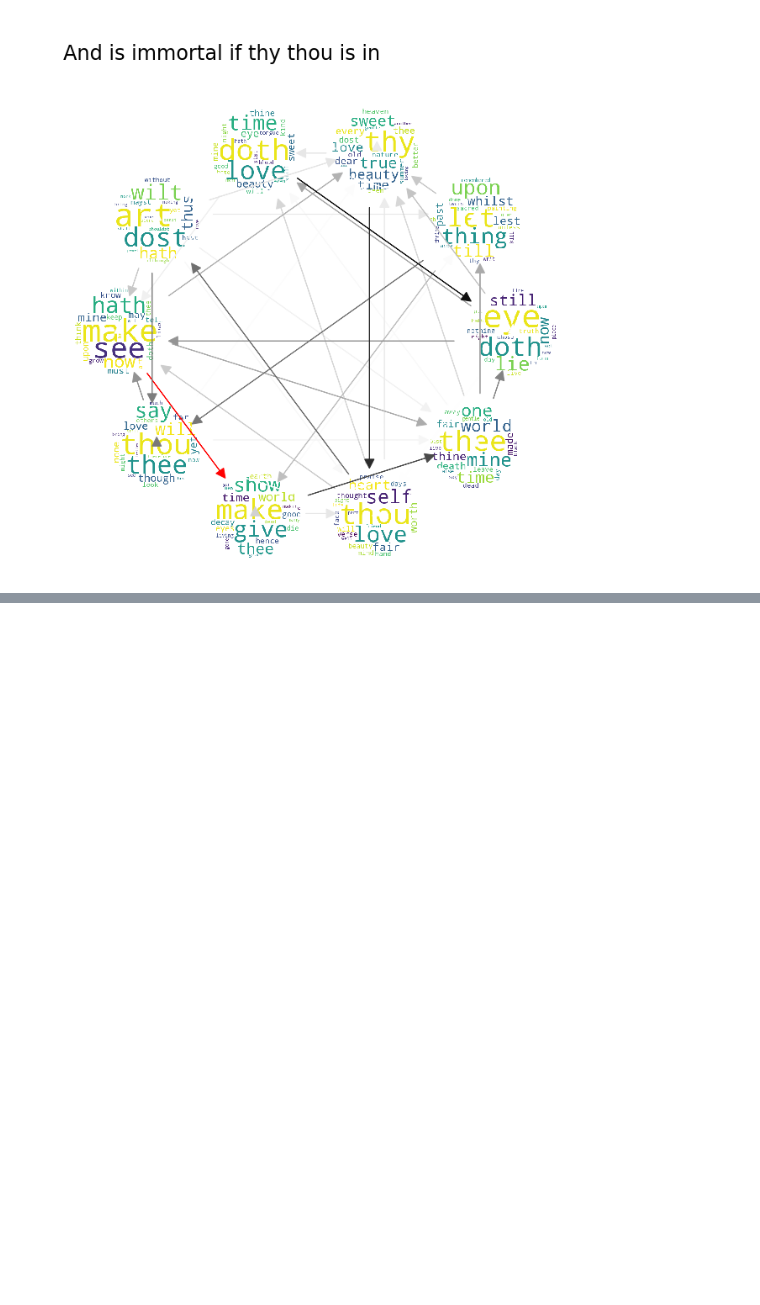
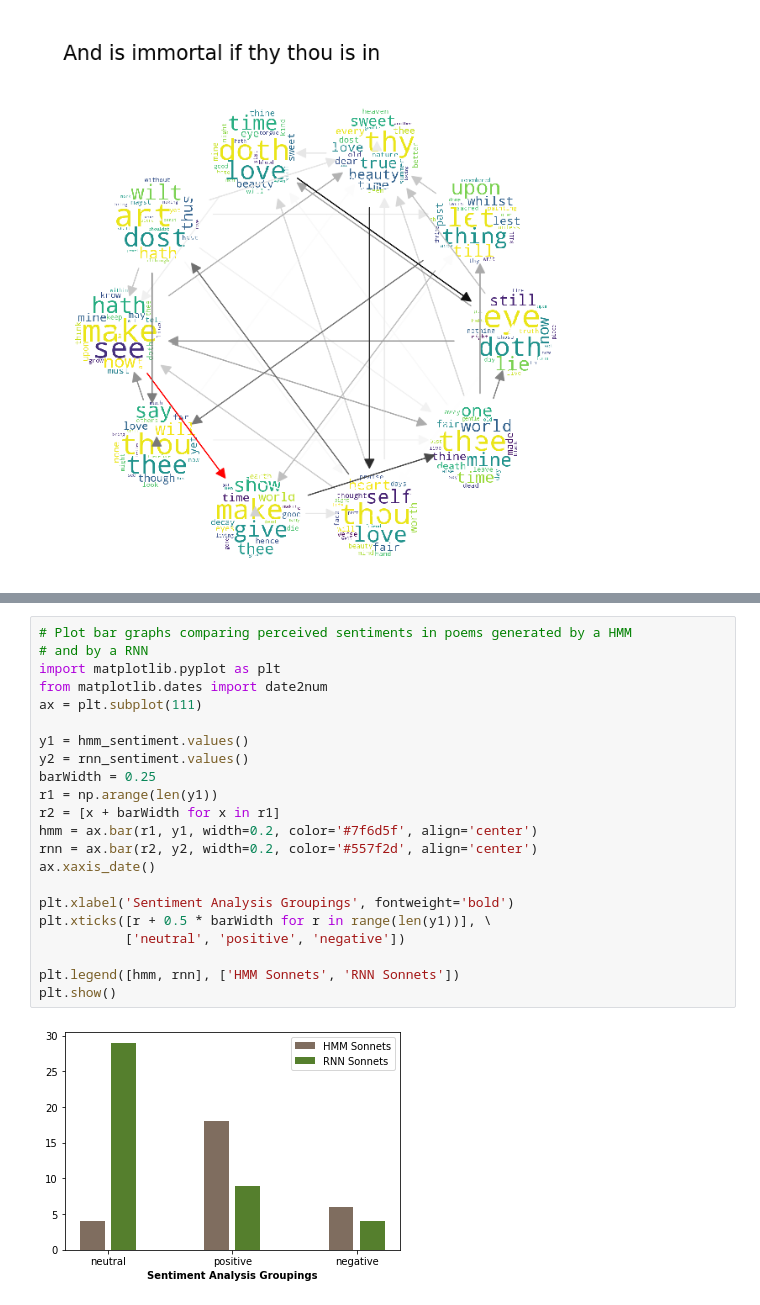
Before and after one commit to eppark/CS155-Miniproject-3, a Jupyter notebook: main.ipynb, the cells around one changed output, grey strips where cells are left out. Saved outputs shown, nothing was run; the diff lists cells and outputs as text; blank space fills up the shorter version.

```diff
--- a/main.ipynb
+++ b/main.ipynb
@@ -1074,0 +1143,24 @@ Animating...
+# %%
+# Plot bar graphs comparing perceived sentiments in poems generated by a HMM
+# and by a RNN
+import matplotlib.pyplot as plt
+from matplotlib.dates import date2num
+ax = plt.subplot(111)
+
+y1 = hmm_sentiment.values()
+y2 = rnn_sentiment.values()
+barWidth = 0.25
+r1 = np.arange(len(y1))
+r2 = [x + barWidth for x in r1]
+hmm = ax.bar(r1, y1, width=0.2, color='#7f6d5f', align='center')
+rnn = ax.bar(r2, y2, width=0.2, color='#557f2d', align='center')
+ax.xaxis_date()
+
+plt.xlabel('Sentiment Analysis Groupings', fontweight='bold')
+plt.xticks([r + 0.5 * barWidth for r in range(len(y1))], \
+           ['neutral', 'positive', 'negative'])
+
+plt.legend([hmm, rnn], ['HMM Sonnets', 'RNN Sonnets'])
+plt.show()
+# %% [output]
+[figure, added]
```
Also changed, not shown: parts of 11 cells of this notebook.
